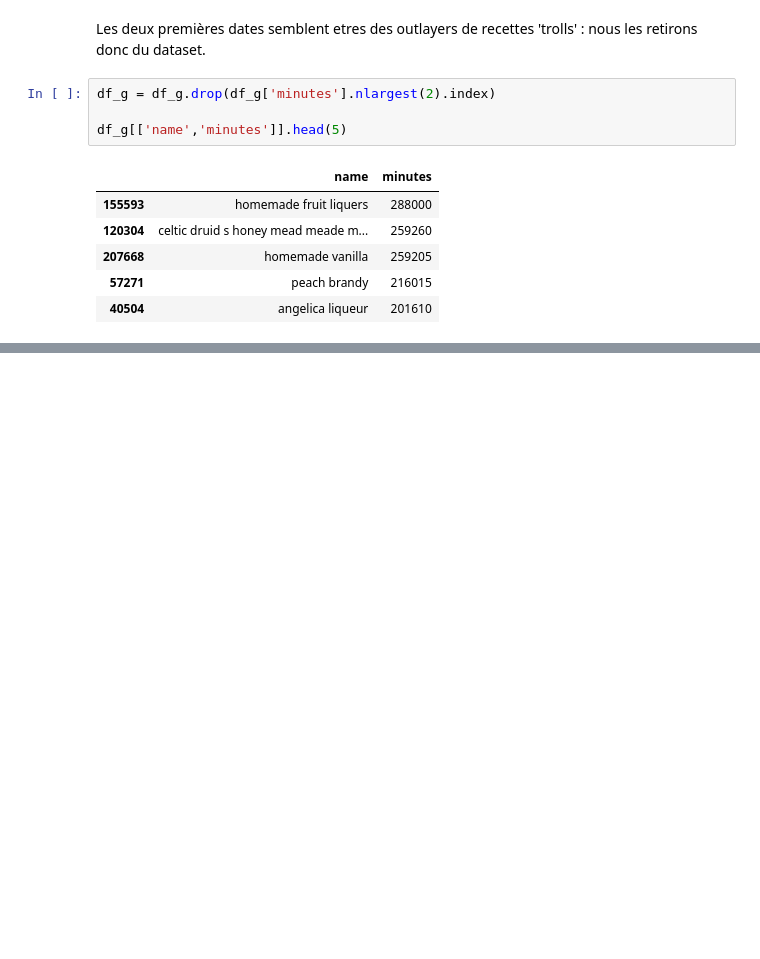
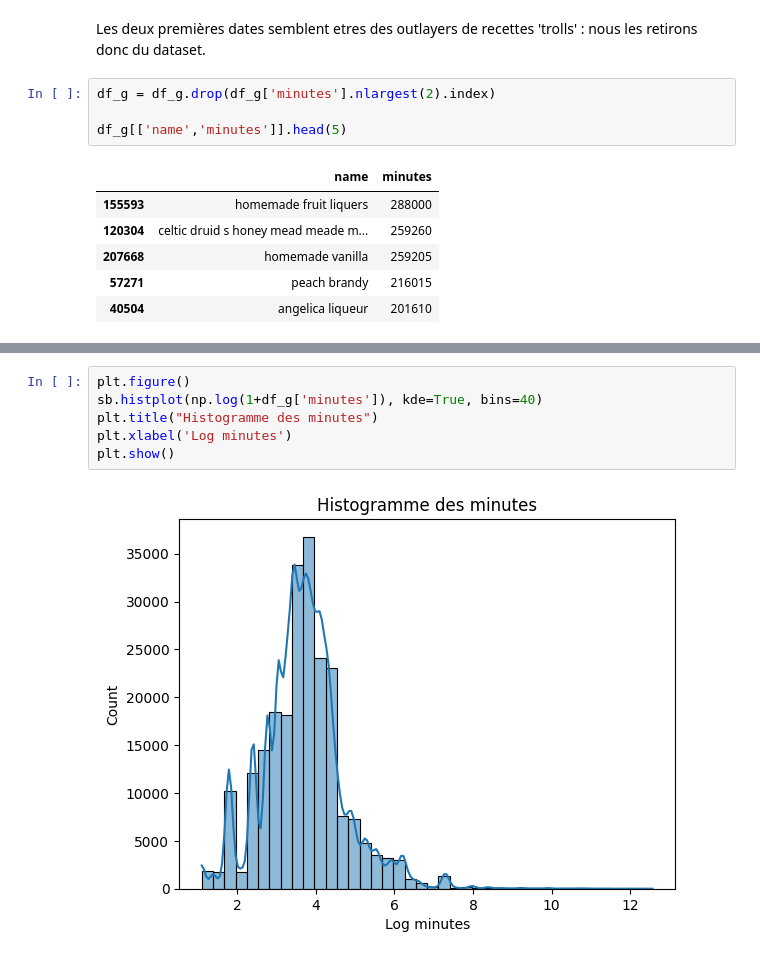
Before and after one commit to amaldre/projet_Kit_Big_Data, a Jupyter notebook: data_processing/eda__features_mode.ipynb, the cells around one changed output, grey strips where cells are left out. Cells and saved outputs as stored; diff of their text form; blank space fills up the shorter version.

```diff
--- a/data_processing/eda__features_mode.ipynb
+++ b/data_processing/eda__features_mode.ipynb
@@ -193,0 +236,8 @@ df_g.describe()
+# %%
+plt.figure()
+sb.histplot(np.log(1+df_g['minutes']), kde=True, bins=40)
+plt.title("Histogramme des minutes")
+plt.xlabel('Log minutes')
+plt.show()
+# %% [output]
+[figure, added]
```
Also changed, not shown: parts of 41 cells of this notebook.
